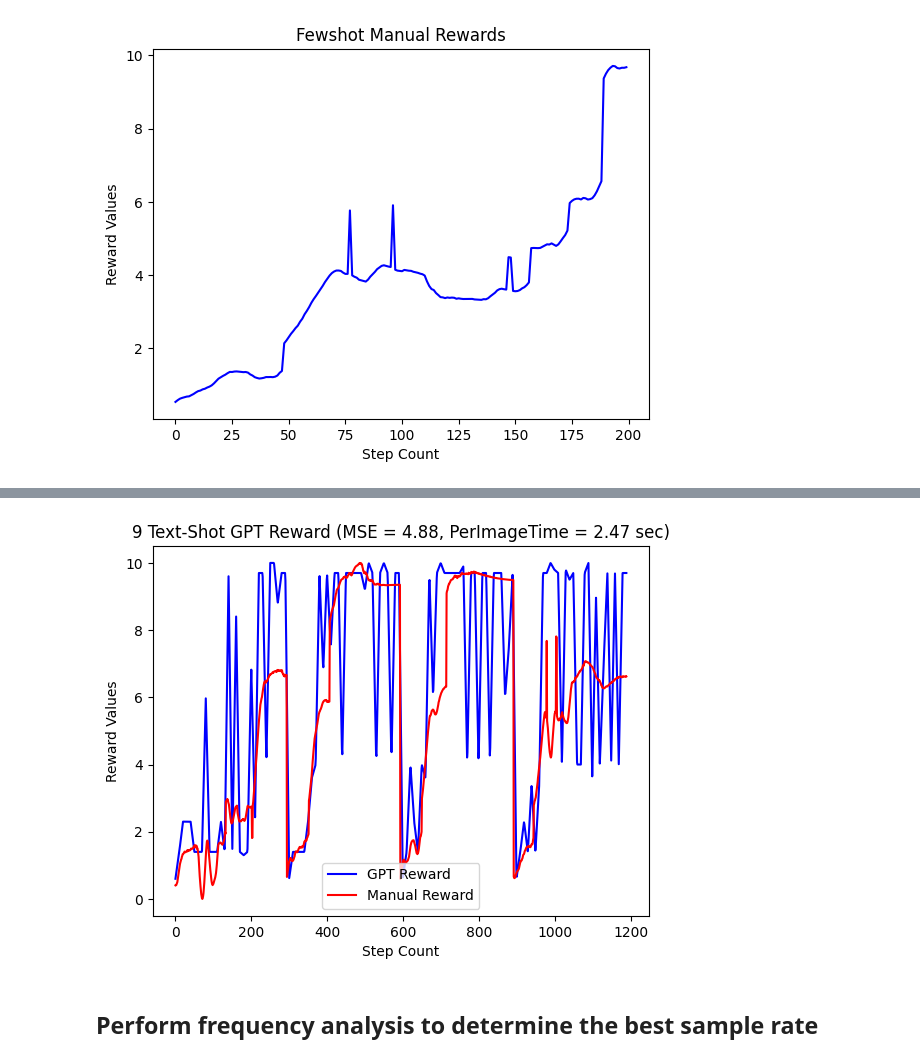
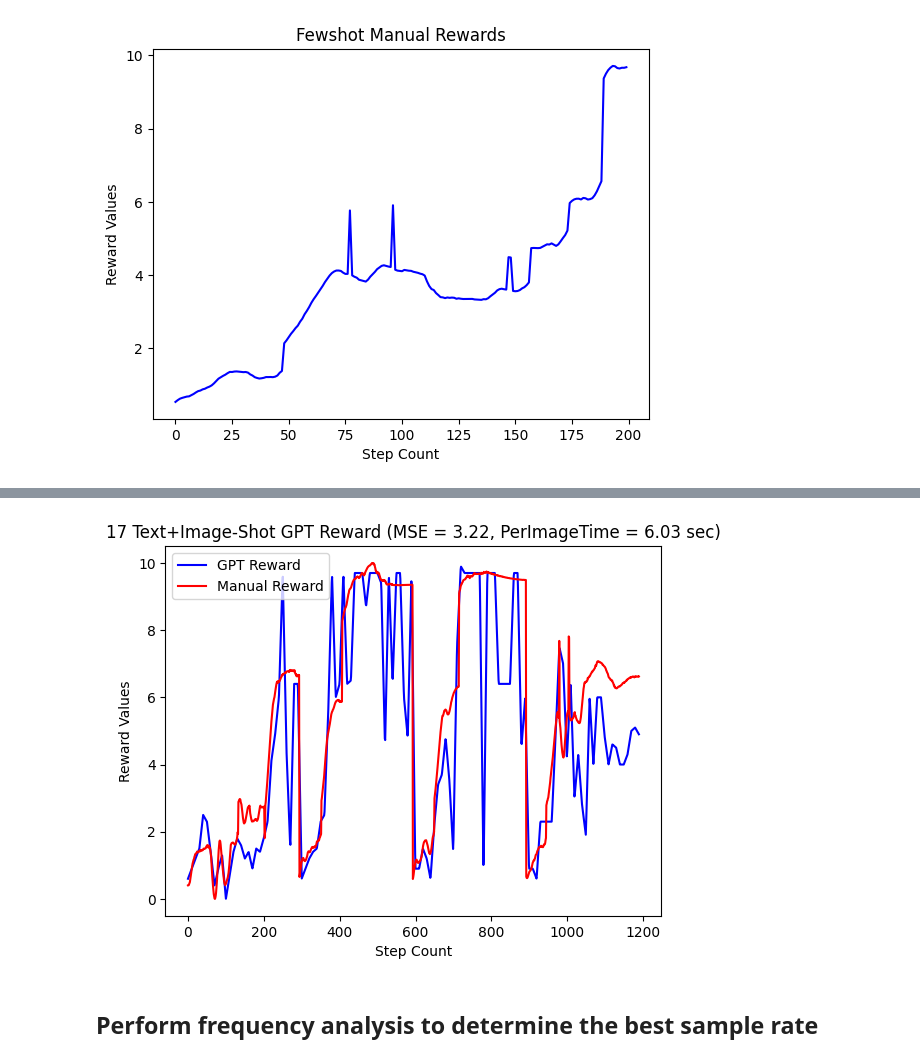
Before and after one commit to levi-kennedy/IsaacLab, a Jupyter notebook: source/vlmrew/franka_cabinet/gpt_experiments.ipynb, the cells around one changed output, grey strips where cells are left out. Cells and saved outputs as stored; diff of their text form; code cells hidden in the pictures.

```diff
--- a/source/vlmrew/franka_cabinet/gpt_experiments.ipynb
+++ b/source/vlmrew/franka_cabinet/gpt_experiments.ipynb
@@ -510,3 +359,27 @@ ref_rewards, ref_images_b64, ref_text_descriptions = get_specific_b64_images(ref
+# %%
+# this is the complete list of few shot images indexes that we want to evaluate
+ref_image_index_list = [
+1501,
+1512,
+1525,
+1537,
+1550,
+1562,
+1575,
+1587,
+1600,
+1612,
+1625,
+1637,
+1650,
+1662,
+1675,
+1687,
+1700,
+]
+# nine refernence images for few shot evaluation worked better than all 17  images
+#ref_image_index_list = [1501, 1525, 1550, 1575, 1600, 1625, 1650, 1675, 1700]
+ref_rewards, ref_images_b64, ref_text_descriptions = get_specific_b64_images(ref_image_index_list)
 # %%
 # compute rewards for different points
 point = "p7"
@@ -553,14 +428,14 @@ mse = np.mean(np.square(rewards_norm_reg - gpt_rew_upsampled))
 # %%
 # plot the gpt rewards
 plt.plot(gpt_rew_upsampled, 'b')
 plt.plot(rewards_norm_reg, 'r')
 plt.xlabel("Step Count")
 plt.ylabel("Reward Values")
-plt.title(f"9 Text-Shot GPT Reward (MSE = {mse:.2f}, PerImageTime = {ave_time_per_image:.2f} sec)")
+plt.title(f"17 Text+Image-Shot GPT Reward (MSE = {mse:.2f}, PerImageTime = {ave_time_per_image:.2f} sec)")
 plt.legend(["GPT Reward", "Manual Reward"])
 plt.show()
 # %% [output]
-[figure, old version]
+[figure, new version]
 # %% [markdown]
 ## Perform frequency analysis to determine the best sample rate
 # %%
```
Also changed, not shown: parts of 50 cells of this notebook, 3 other files.
